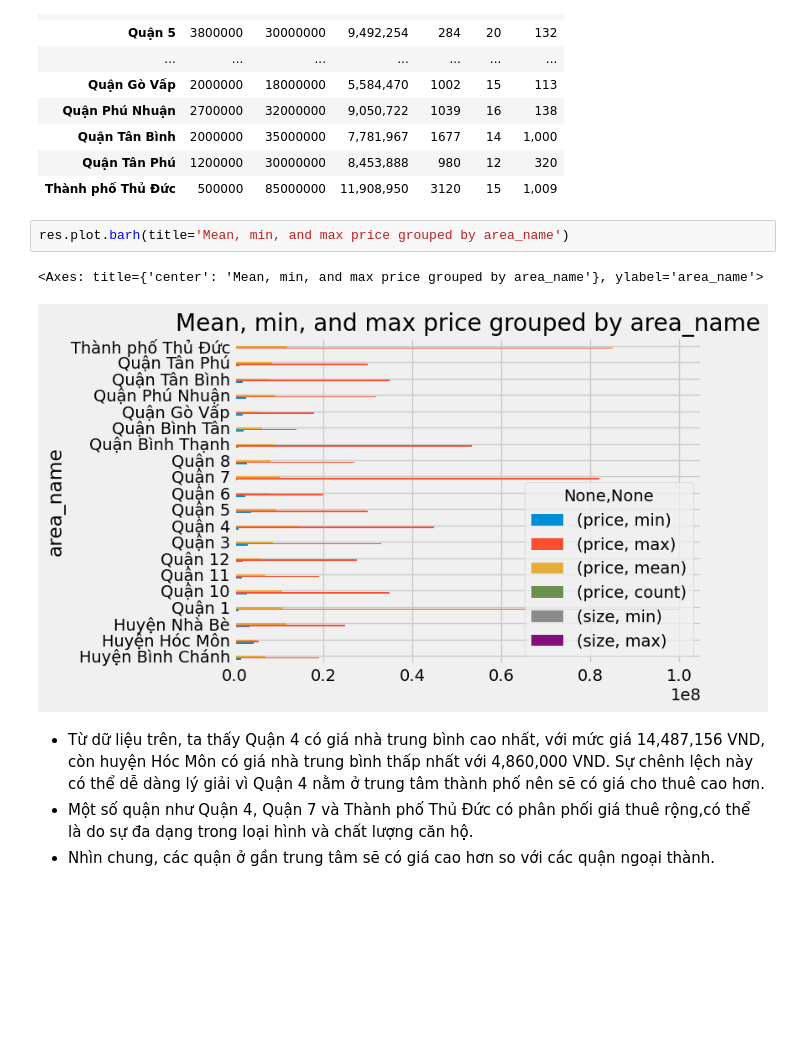
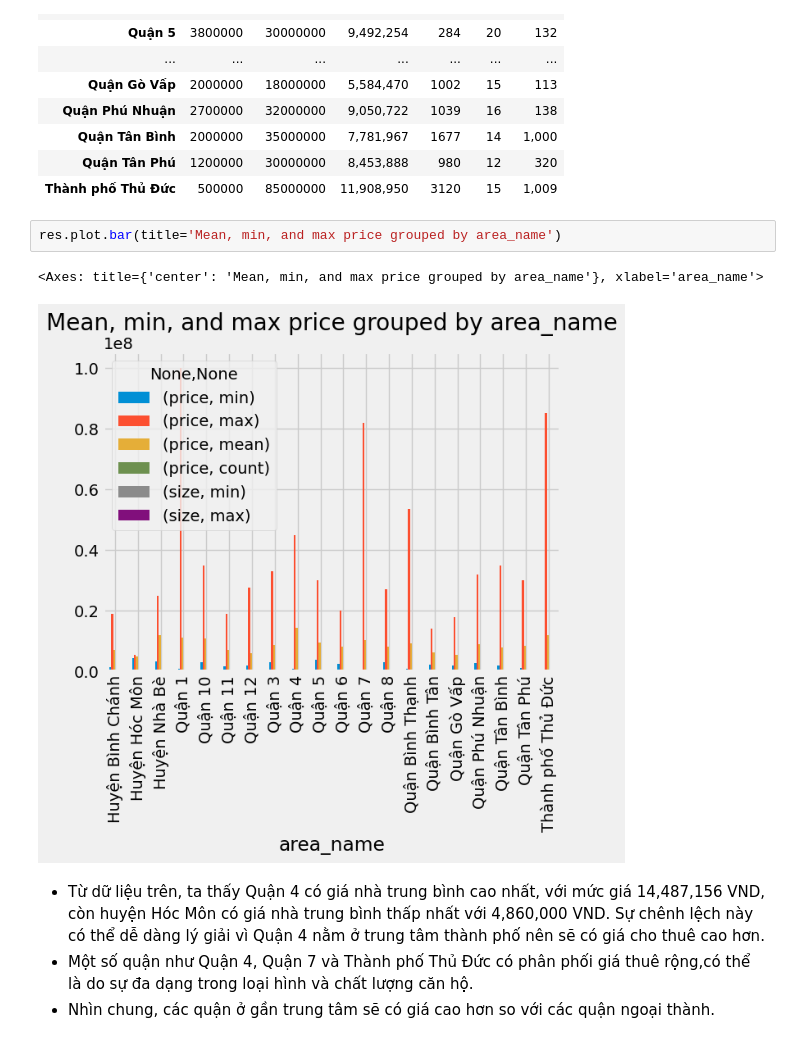
Before and after one commit to vanhung4499/p4ds, a Jupyter notebook: final.ipynb, the cells around one changed output. Cells and saved outputs as stored; diff of their text form; blank space fills up the shorter version.

Commit message:
update plot

```diff
--- a/final.ipynb
+++ b/final.ipynb
@@ -364,10 +364,10 @@ Mean, min, and max price grouped by area_name
 | Quận Tân Phú | 1200000 | 30000000 | 8,453,888 | 980 | 12 | 320 |
 | Thành phố Thủ Đức | 500000 | 85000000 | 11,908,950 | 3120 | 15 | 1,009 |
 # %%
-res.plot.barh(title='Mean, min, and max price grouped by area_name')
+res.plot.bar(title='Mean, min, and max price grouped by area_name')
 # %% [output]
-<Axes: title={'center': 'Mean, min, and max price grouped by area_name'}, ylabel='area_name'>
+<Axes: title={'center': 'Mean, min, and max price grouped by area_name'}, xlabel='area_name'>
-[figure, old version]
+[figure, new version]
 # %% [markdown]
  - Từ dữ liệu trên, ta thấy Quận 4 có giá nhà trung bình cao nhất, với mức giá 14,487,156 VND, còn huyện Hóc Môn có giá nhà trung bình thấp nhất với 4,860,000 VND. Sự chênh lệch này có thể dễ dàng lý giải vì Quận 4 nằm ở trung tâm thành phố nên sẽ có giá cho thuê cao hơn.
  - Một số quận như Quận 4, Quận 7 và Thành phố Thủ Đức có phân phối giá thuê rộng,có thể là do sự đa dạng trong loại hình và chất lượng căn hộ.
```
Also changed, not shown: parts of 1 cell of this notebook.
